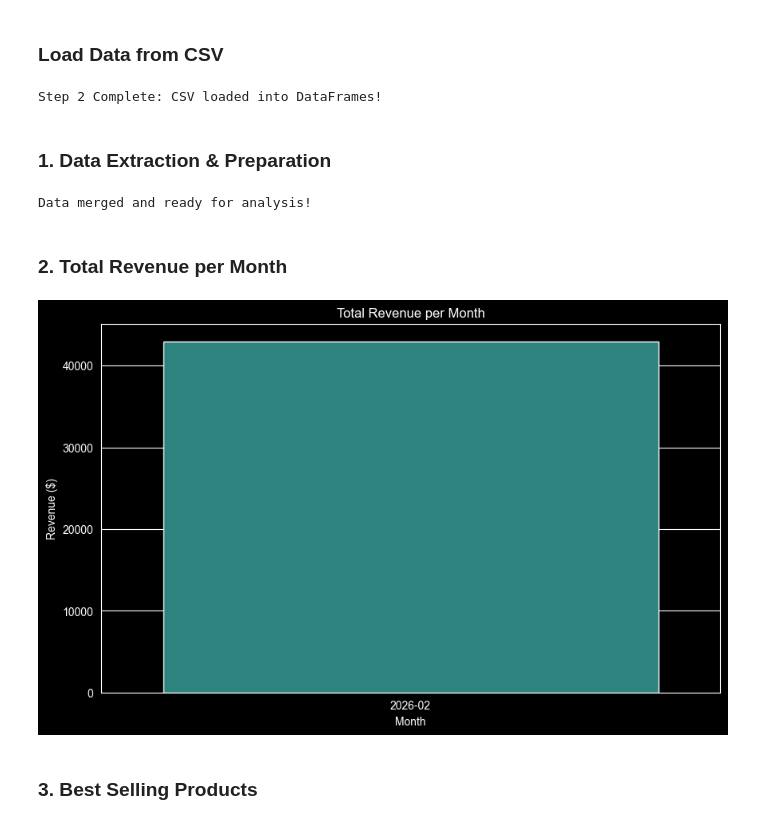
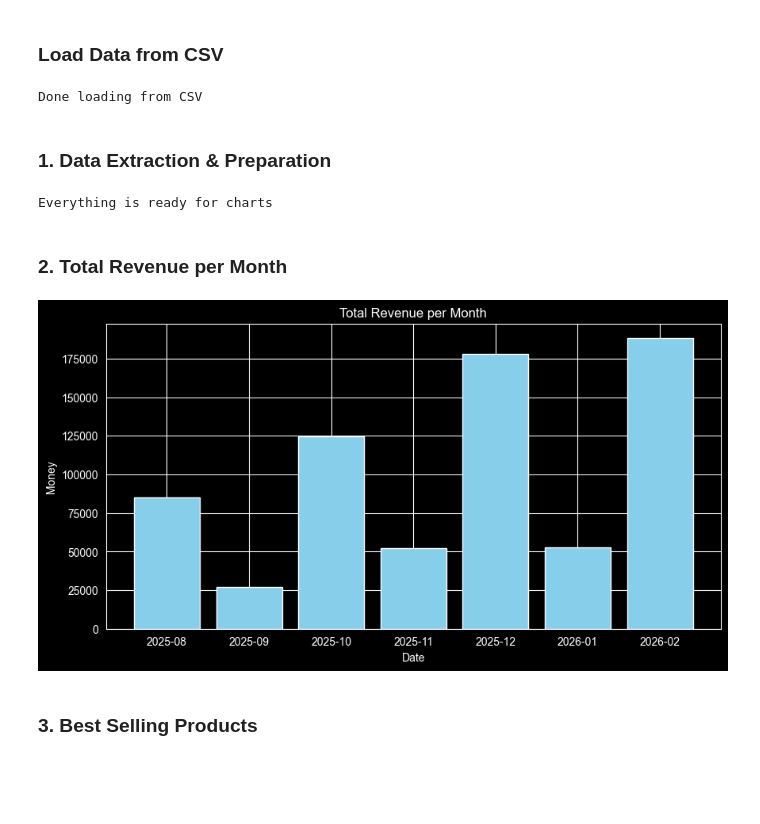
Before and after one commit to anka-cy/smart-inventory, a Jupyter notebook: analytics/analysis.ipynb, the cells around one changed output. Cells and saved outputs as stored; diff of their text form; code cells hidden in the pictures; blank space fills up the shorter version.

```diff
--- a/analytics/analysis.ipynb
+++ b/analytics/analysis.ipynb
@@ -44,34 +41,37 @@ df_customers = pd.read_csv('customers.csv')
 df_orders = pd.read_csv('orders.csv')
 df_items = pd.read_csv('order_items.csv')
 
-print("Step 2 Complete: CSV loaded into DataFrames!")
+print("Done loading from CSV")
 # %% [output]
-Step 2 Complete: CSV loaded into DataFrames!
+Done loading from CSV
 # %% [markdown]
 ### 1. Data Extraction & Preparation
 # %%
-# Merge data for analysis
-sales = pd.merge(df_items, df_products, left_on='product_id', right_on='id', suffixes=('_item', '_prod'))
-sales['subtotal'] = sales['quantity'] * sales['price']
-full_sales = pd.merge(sales, df_orders, left_on='order_id', right_on='id')
-full_sales['order_date'] = pd.to_datetime(full_sales['order_date'])
-full_sales['month'] = full_sales['order_date'].dt.strftime('%Y-%m')
-print("Data merged and ready for analysis!")
+df_merged = pd.merge(df_items, df_products, left_on='product_id', right_on='id')
+
+df_all = pd.merge(df_merged, df_orders, left_on='order_id', right_on='id')
+
+df_all['total_line'] = df_all['quantity'] * df_all['price']
+
+df_all['order_date'] = pd.to_datetime(df_all['order_date'])
+df_all['month'] = df_all['order_date'].dt.strftime('%Y-%m')
+
+print("Everything is ready for charts")
 # %% [output]
-Data merged and ready for analysis!
+Everything is ready for charts
 # %% [markdown]
 ### 2. Total Revenue per Month
 # %%
-monthly_revenue = full_sales.groupby('month')['subtotal'].agg(np.sum).reset_index()
+monthly = df_all.groupby('month')['total_line'].sum()
 
-plt.figure(figsize=(10, 6))
-sns.barplot(data=monthly_revenue, x='month', y='subtotal', hue='month', palette='viridis', legend=False)
+plt.figure(figsize=(10, 5))
+plt.bar(monthly.index, monthly.values, color='skyblue')
 plt.title('Total Revenue per Month')
-plt.xlabel('Month')
-plt.ylabel('Revenue ($)')
+plt.xlabel('Date')
+plt.ylabel('Money')
 plt.show()
 # %% [output]
-[figure, old version]
+[figure, new version]
 # %% [markdown]
 ### 3. Best Selling Products
 # %%
```
Also changed, not shown: parts of 5 cells of this notebook.
